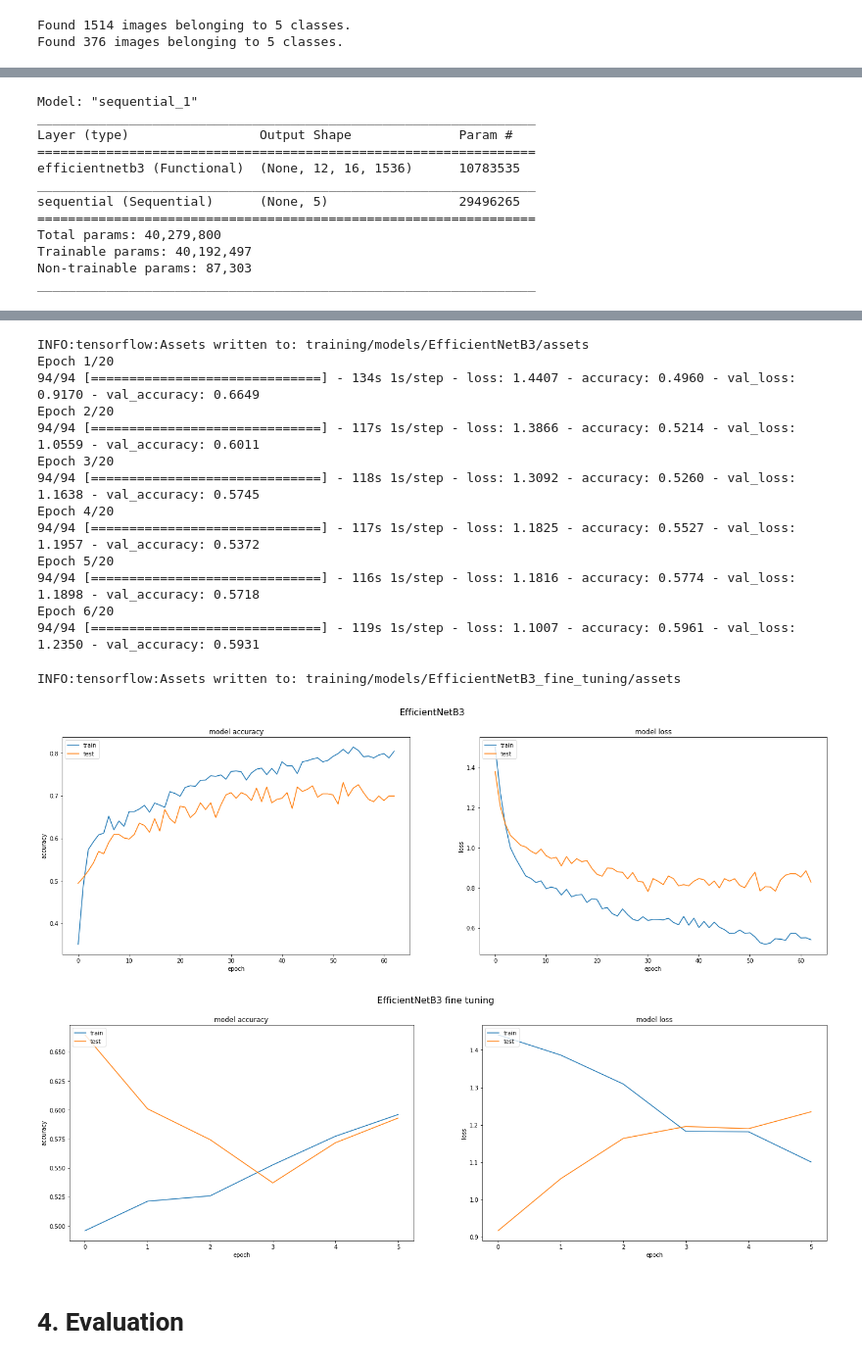
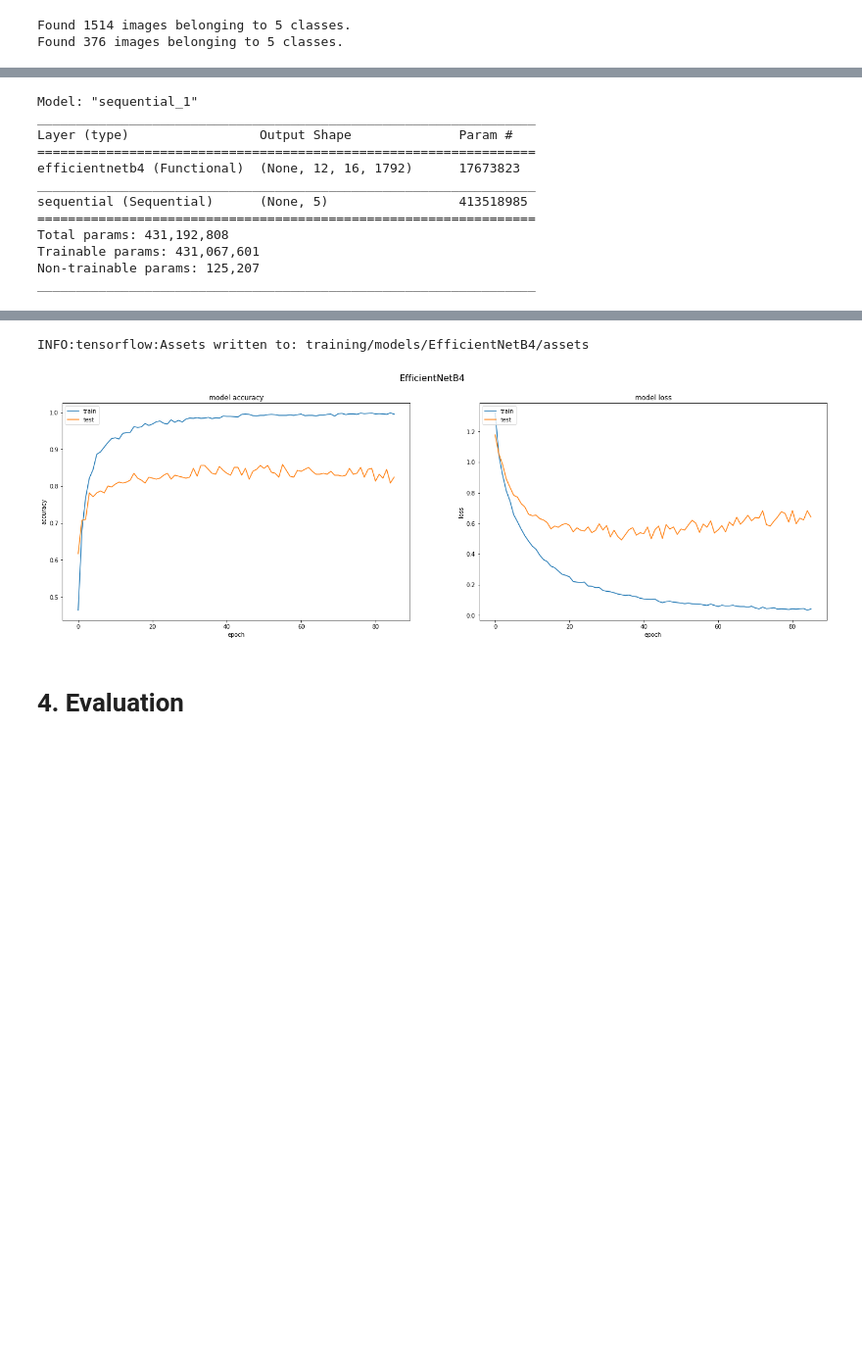
Before and after one commit to xtommily/trash_detector, a Jupyter notebook: trash_detector.ipynb, the cells around one changed output, grey strips where cells are left out. Shown at 98% size. Saved outputs shown, nothing was run; the diff lists cells and outputs as text; code cells hidden in the pictures; blank space fills up the shorter version.

```diff
--- a/trash_detector.ipynb
+++ b/trash_detector.ipynb
@@ -165,13 +168,14 @@ plt.show()
 TRAIN_DATA_DIR = 'garbage/train'
 BATCH_SIZE = 16
 EPOCHS_TRANSFER_LEARNING = 600
-PATIENCE_TRANSFER_LEARNING = 50
-EPOCHS_FINE_TUNING = 50
-PATIENCE_FINE_TUNING = 10
+PATIENCE_TRANSFER_LEARNING = 30
+EPOCHS_FINE_TUNING = 150
+PATIENCE_FINE_TUNING = 15
 VAL_SIZE = 0.2
-N_CATEGORIES = len(categories)
-IMAGE_SHAPE = image_arr.shape
-TOP_HIDDEN_LAYERS = (100, 40, 20)
+N_CATEGORIES = 5
+IMAGE_SHAPE = (384, 512, 3)
+TOP_HIDDEN_LAYERS_RESNET = (1500, 700, 100)
+TOP_HIDDEN_LAYERS_EFFICIENTNET = (1200, 500, 80)
 DROPOUT = 0.25
 # %% [markdown]
 ## ResNet50
@@ -259,7 +272,7 @@ INFO:tensorflow:Assets written to: training/models/Resnet50_fine_tuning/assets
 # %%
 pipeline = TrainingPipe(image_shape=IMAGE_SHAPE,
-                        batch_size=BATCH_SIZE,
-                        epochs=EPOCHS_TRANSFER_LEARNING)
+                        batch_size=BATCH_SIZE)
+
 pipeline.prepare_data_generator(data_dir=TRAIN_DATA_DIR,
                                 preprocessing_function=EfficientNet_preprocess_function)
 # %% [output]
@@ -272,10 +285,10 @@ pipeline.show_samples()
 # %%
-efficientnet_model = EfficientNetB3(weights="imagenet",
+efficientnet_model = EfficientNetB4(weights="imagenet",
                                     include_top=False,
                                     input_shape=IMAGE_SHAPE)
 # %%
 model = CustomModel(base_model=efficientnet_model,
-                    top_hidden_layers=TOP_HIDDEN_LAYERS,
+                    top_hidden_layers=TOP_HIDDEN_LAYERS_EFFICIENTNET,
                     activation='sigmoid',
                     n_classes=N_CATEGORIES,
                     dropout=DROPOUT).get_model()
@@ -285,17 +298,20 @@ Model: "sequential_1"
 _________________________________________________________________
 Layer (type)                 Output Shape              Param #
 =================================================================
-efficientnetb3 (Functional)  (None, 12, 16, 1536)      10783535
+efficientnetb4 (Functional)  (None, 12, 16, 1792)      17673823
 _________________________________________________________________
-sequential (Sequential)      (None, 5)                 29496265
+sequential (Sequential)      (None, 5)                 413518985
 =================================================================
-Total params: 40,279,800
-Trainable params: 40,192,497
-Non-trainable params: 87,303
+Total params: 431,192,808
+Trainable params: 431,067,601
+Non-trainable params: 125,207
 _________________________________________________________________
 # %%
-pipeline.train_model(model_name='EfficientNetB3',
+pipeline.train_model(model_name='EfficientNetB4',
                      model=model,
-                     with_fine_tuning=True)
+                     epochs=EPOCHS_TRANSFER_LEARNING,
+                     patience=PATIENCE_TRANSFER_LEARNING,
+                     save_freq=20,
+                     fine_tuning=False)
 # %% [output]
 Epoch 1/600
@@ -318,18 +334,4 @@ Epoch 63/600
-INFO:tensorflow:Assets written to: training/models/EfficientNetB3/assets
-Epoch 1/20
-94/94 [==============================] - 134s 1s/step - loss: 1.4407 - accuracy: 0.4960 - val_loss: 0.9170 - val_accuracy: 0.6649
-Epoch 2/20
-94/94 [==============================] - 117s 1s/step - loss: 1.3866 - accuracy: 0.5214 - val_loss: 1.0559 - val_accuracy: 0.6011
-Epoch 3/20
-94/94 [==============================] - 118s 1s/step - loss: 1.3092 - accuracy: 0.5260 - val_loss: 1.1638 - val_accuracy: 0.5745
-Epoch 4/20
-94/94 [==============================] - 117s 1s/step - loss: 1.1825 - accuracy: 0.5527 - val_loss: 1.1957 - val_accuracy: 0.5372
-Epoch 5/20
-94/94 [==============================] - 116s 1s/step - loss: 1.1816 - accuracy: 0.5774 - val_loss: 1.1898 - val_accuracy: 0.5718
-Epoch 6/20
-94/94 [==============================] - 119s 1s/step - loss: 1.1007 - accuracy: 0.5961 - val_loss: 1.2350 - val_accuracy: 0.5931
+INFO:tensorflow:Assets written to: training/models/EfficientNetB4/assets
-INFO:tensorflow:Assets written to: training/models/EfficientNetB3_fine_tuning/assets
-[figure, old version]
+[figure, new version]
-[figure, removed]
 # %% [markdown]
 # 4. Evaluation
```
Also changed, not shown: parts of 42 cells of this notebook, 2 other files.
